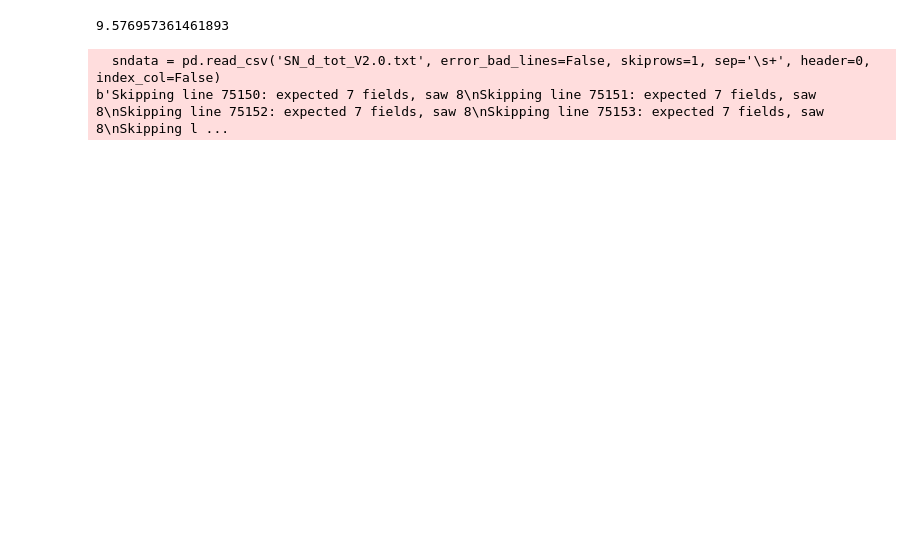
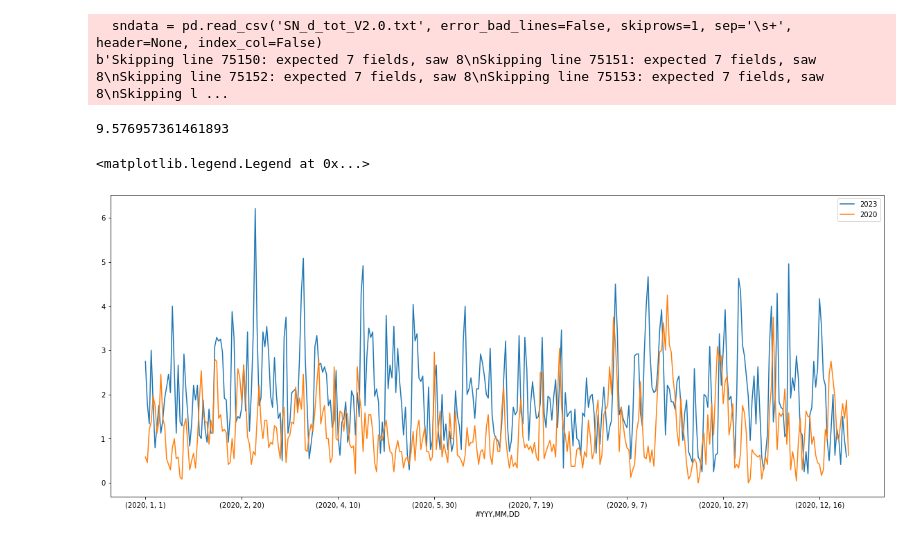
Before and after one commit to Jack-brewster/arctic-forecasting, a Jupyter notebook: analysis.ipynb, the cells around one changed output. Cells and saved outputs as stored; diff of their text form; code cells hidden in the pictures; blank space fills up the shorter version.

Commit message:
Basic plots

```diff
--- a/analysis.ipynb
+++ b/analysis.ipynb
@@ -2,12 +2,24 @@
 import pandas as pd
 # %%
 data = pd.read_csv('kp_ap_since_1932.txt', skiprows=29, sep='\s+', header=0, index_col=False)
+sndata = pd.read_csv('SN_d_tot_V2.0.txt', error_bad_lines=False, skiprows=1, sep='\s+', header=None, index_col=False)
+# %% [output]
+  sndata = pd.read_csv('SN_d_tot_V2.0.txt', error_bad_lines=False, skiprows=1, sep='\s+', header=None, index_col=False)
+b'Skipping line 75150: expected 7 fields, saw 8\nSkipping line 75151: expected 7 fields, saw 8\nSkipping line 75152: expected 7 fields, saw 8\nSkipping line 75153: expected 7 fields, saw 8\nSkipping l ...
 # %%
 len(data[data['Kp'] > 4])* 100 / len(data)
 # %% [output]
 9.576957361461893
-# %%
-sndata = pd.read_csv('SN_d_tot_V2.0.txt', error_bad_lines=False, skiprows=1, sep='\s+', header=0, index_col=False)
-# %% [output]
-  sndata = pd.read_csv('SN_d_tot_V2.0.txt', error_bad_lines=False, skiprows=1, sep='\s+', header=0, index_col=False)
-b'Skipping line 75150: expected 7 fields, saw 8\nSkipping line 75151: expected 7 fields, saw 8\nSkipping line 75152: expected 7 fields, saw 8\nSkipping line 75153: expected 7 fields, saw 8\nSkipping l ...
+# %%
+plt.figure(figsize=(20, 8))
+
+year1 = 2023
+daily_avgs = data[data['#YYY'] == year1].groupby(['#YYY', 'MM', 'DD']).mean()['Kp']
+daily_avgs.plot(label=year1)
+year2 = 2020
+daily_avgs = data[data['#YYY'] == year2].groupby(['#YYY', 'MM', 'DD']).mean()['Kp']
+daily_avgs.plot(label=year2)
+plt.legend()
+# %% [output]
+<matplotlib.legend.Legend at 0x...>
+[figure, added]
```
Also changed, not shown: parts of 8 cells of this notebook.
